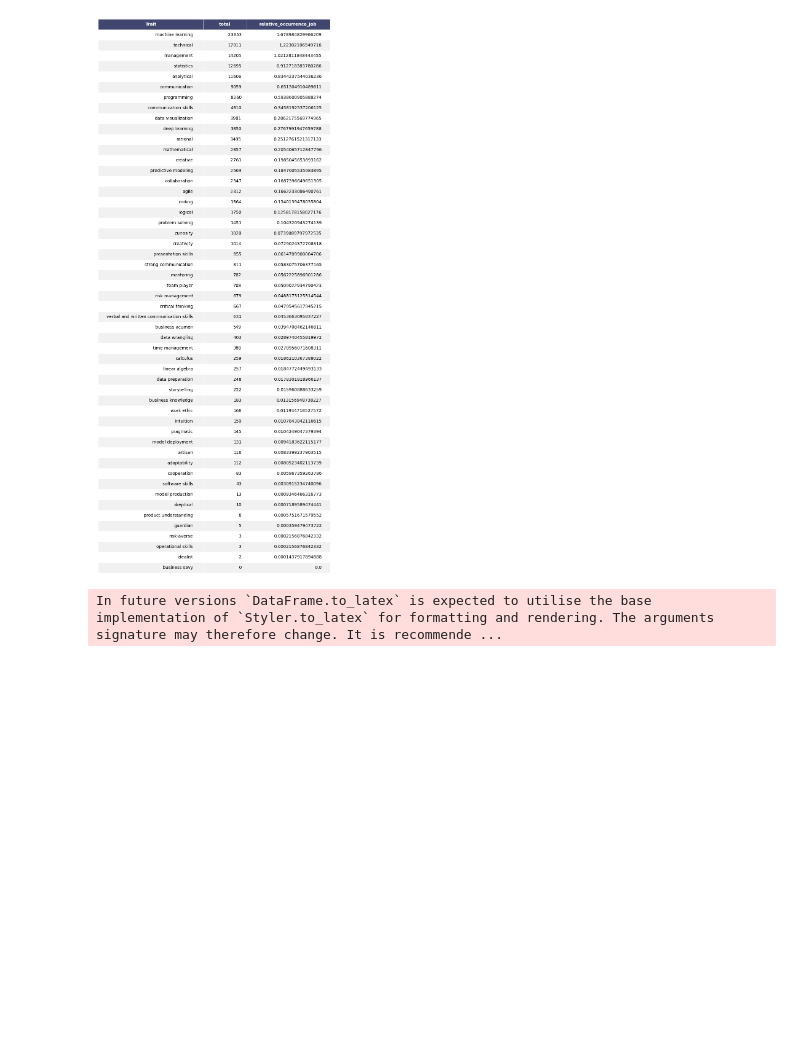
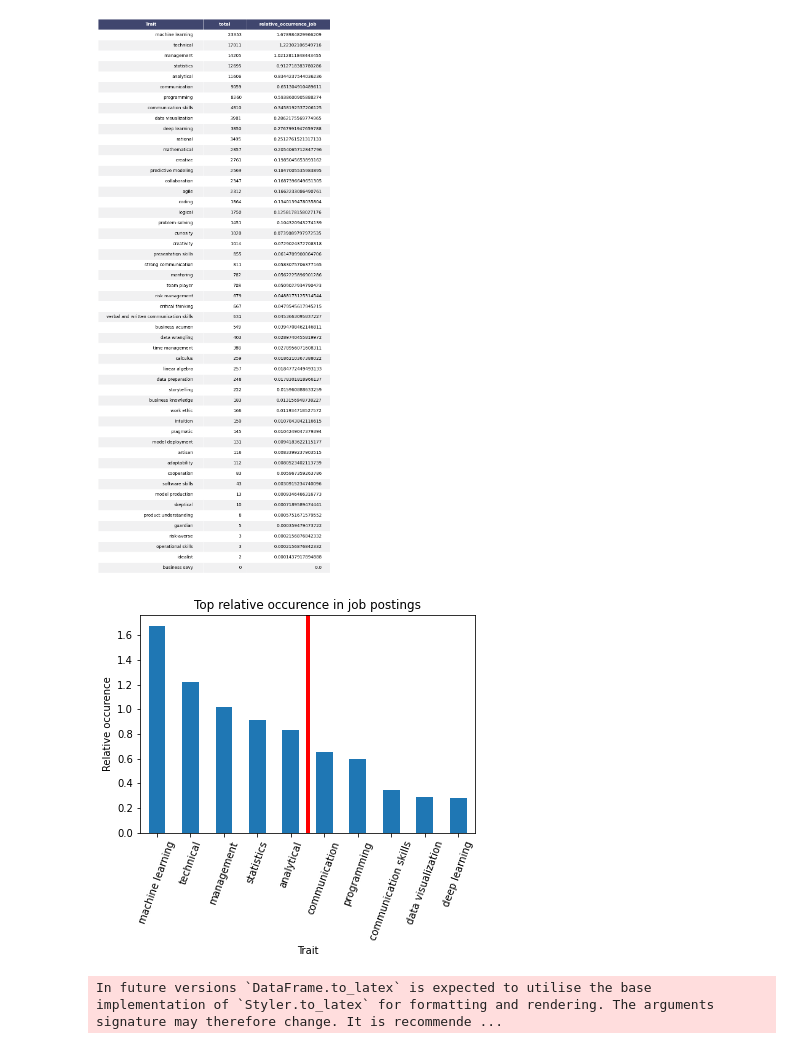
Before and after one commit to Cing2/2AMD20_knowledge, a Jupyter notebook: analysis/jop_postings.ipynb, the cells around one changed output. Cells and saved outputs as stored; diff of their text form; code cells hidden in the pictures; blank space fills up the shorter version.

Commit message:
more plots

```diff
--- a/analysis/jop_postings.ipynb
+++ b/analysis/jop_postings.ipynb
@@ -477,6 +477,20 @@ render_mpl_table(df_all_traits_skills, header_columns=0, col_width=4.5, colWidth
 plt.savefig('../images/table_alltraits')
 # %% [output]
 [figure]
+# %%
+# plt.bar(df_all_traits_skills[:20]['relative_occurrence_job'])
+df_traits_top = df_all_traits_skills[:10]
+ax = df_traits_top['relative_occurrence_job'].plot(kind='bar')
+ax.set_xticklabels(df_traits_top['Trait'])
+ax.tick_params(axis="x", rotation=70)
+plt.axvline(4.5, color='red', linewidth=4)
+plt.ylabel('Relative occurence')
+plt.xlabel('Trait')
+plt.title('Top relative occurence in job postings')
+plt.savefig('../images/hist_top_traits')
+# rode lijn na 5
+# %% [output]
+[figure, added]
 # %%
 df_all_traits_skills.to_latex('../output/table_alltraits_latex.txt', label='tab:alltraits_occurence',
                                     caption='Occurrence traits job description', float_format="%.4f")
```
Also changed, not shown: parts of 1 cell of this notebook, 5 other files.
